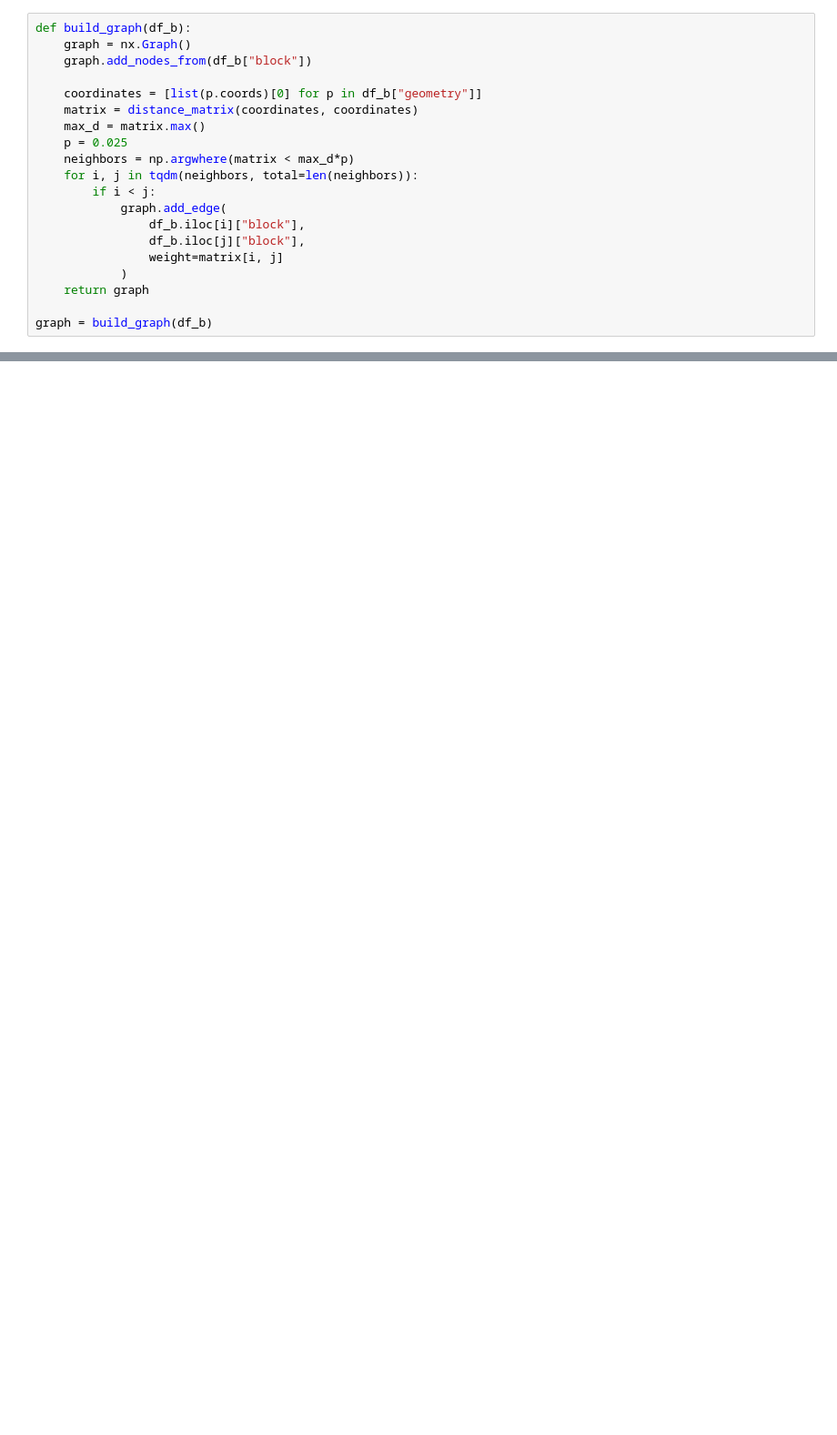
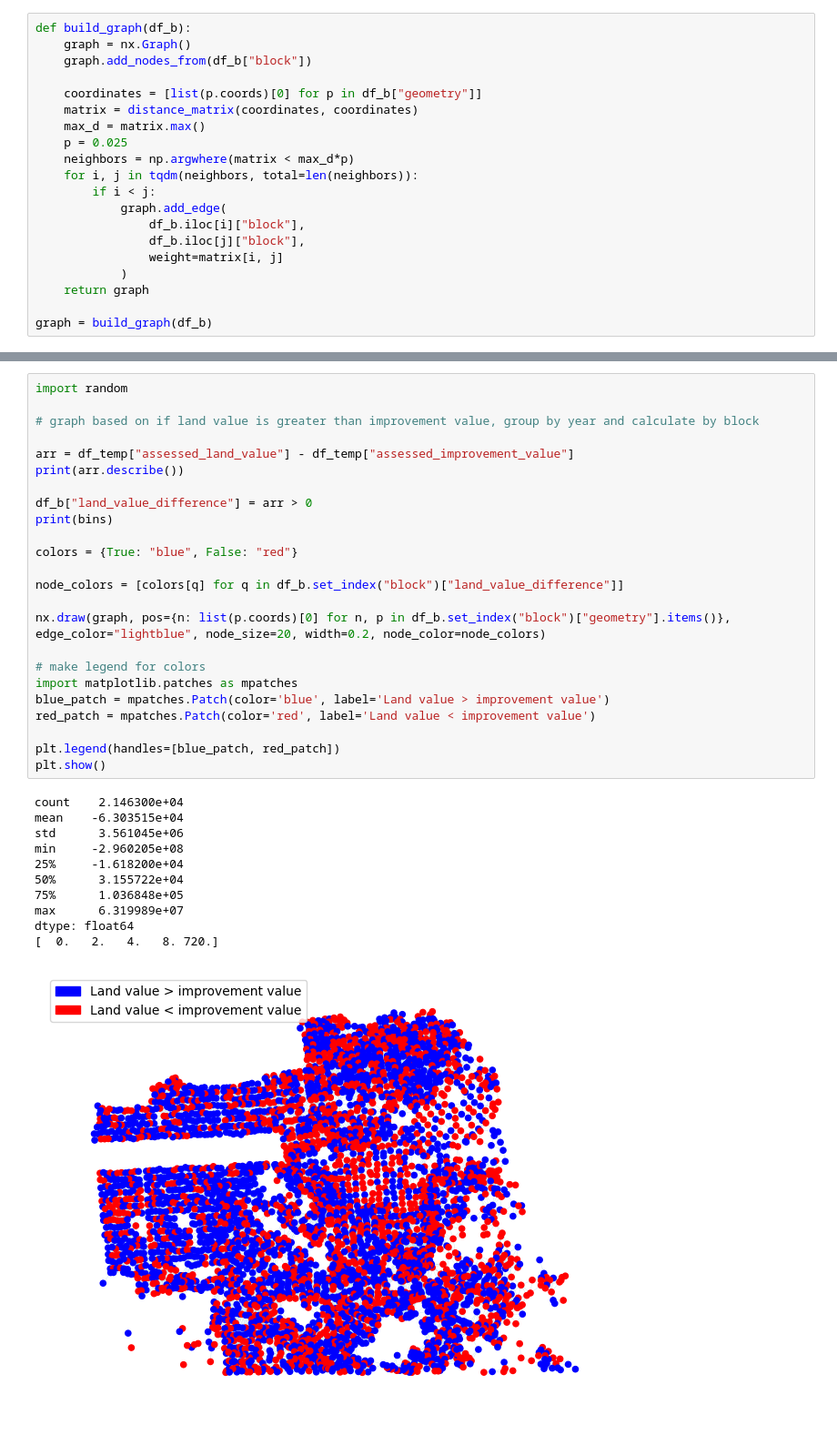
Before and after one commit to gauravsett/sf-eviction-forecasting, a Jupyter notebook: explore.ipynb, the cells around one changed output, grey strips where cells are left out. Shown at 91% size. Saved outputs shown, nothing was run; the diff lists cells and outputs as text; blank space fills up the shorter version.

```diff
--- a/explore.ipynb
+++ b/explore.ipynb
@@ -222,0 +423,36 @@ def compute_features():
+# %%
+import random
+
+# graph based on if land value is greater than improvement value, group by year and calculate by block
+
+arr = df_temp["assessed_land_value"] - df_temp["assessed_improvement_value"]
+print(arr.describe())
+
+df_b["land_value_difference"] = arr > 0
+print(bins)
+
+colors = {True: "blue", False: "red"}
+
+node_colors = [colors[q] for q in df_b.set_index("block")["land_value_difference"]]
+
+nx.draw(graph, pos={n: list(p.coords)[0] for n, p in df_b.set_index("block")["geometry"].items()}, edge_color="lightblue", node_size=20, width=0.2, node_color=node_colors)
+
+# make legend for colors
+import matplotlib.patches as mpatches
+blue_patch = mpatches.Patch(color='blue', label='Land value > improvement value')
+red_patch = mpatches.Patch(color='red', label='Land value < improvement value')
+
+plt.legend(handles=[blue_patch, red_patch])
+plt.show()
+# %% [output]
+count    2.146300e+04
+mean    -6.303515e+04
+std      3.561045e+06
+min     -2.960205e+08
+25%     -1.618200e+04
+50%      3.155722e+04
+75%      1.036848e+05
+max      6.319989e+07
+dtype: float64
+[  0.   2.   4.   8. 720.]
+[figure, added]
```
Also changed, not shown: parts of 16 cells of this notebook, 3 other files.
